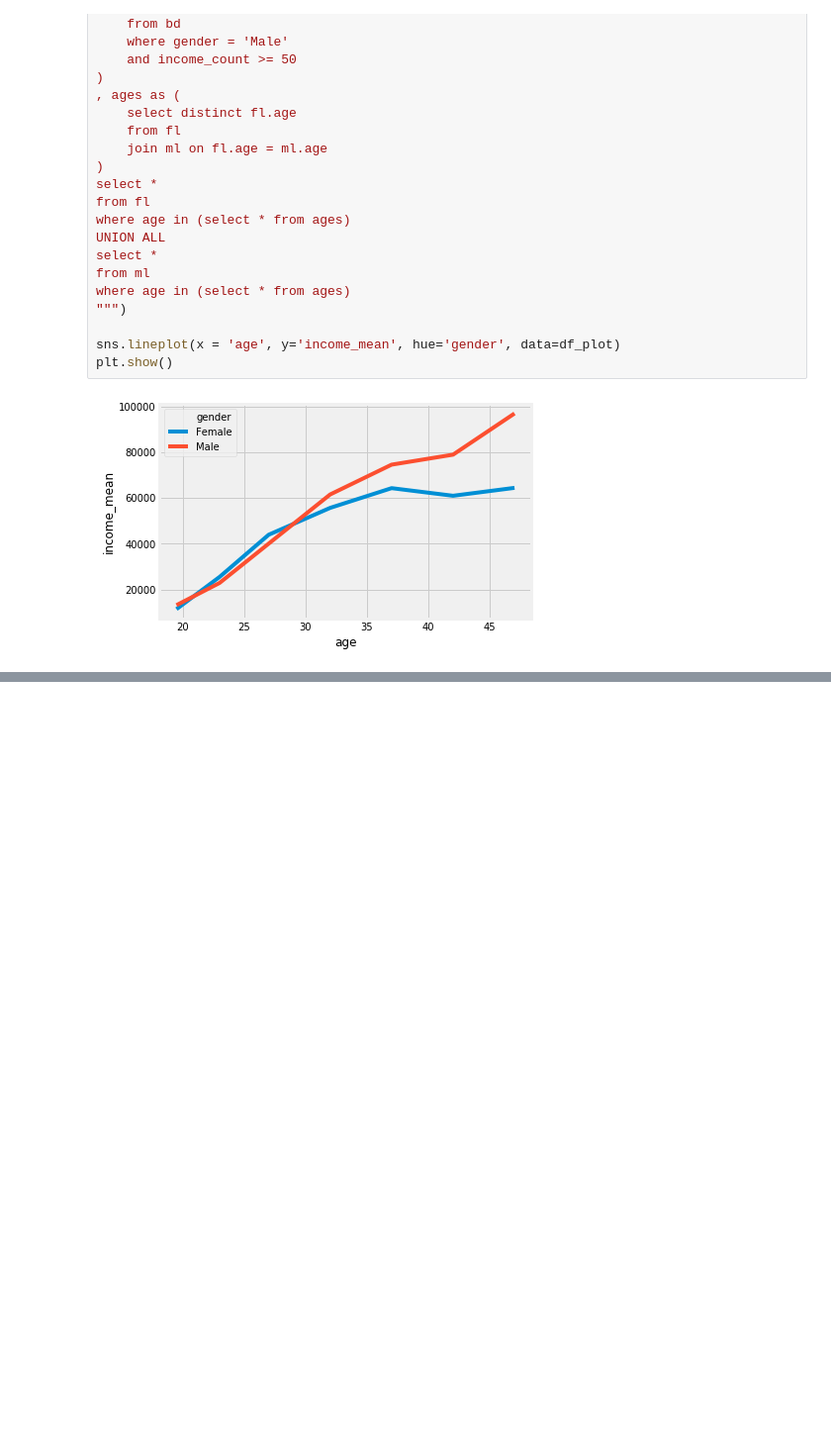
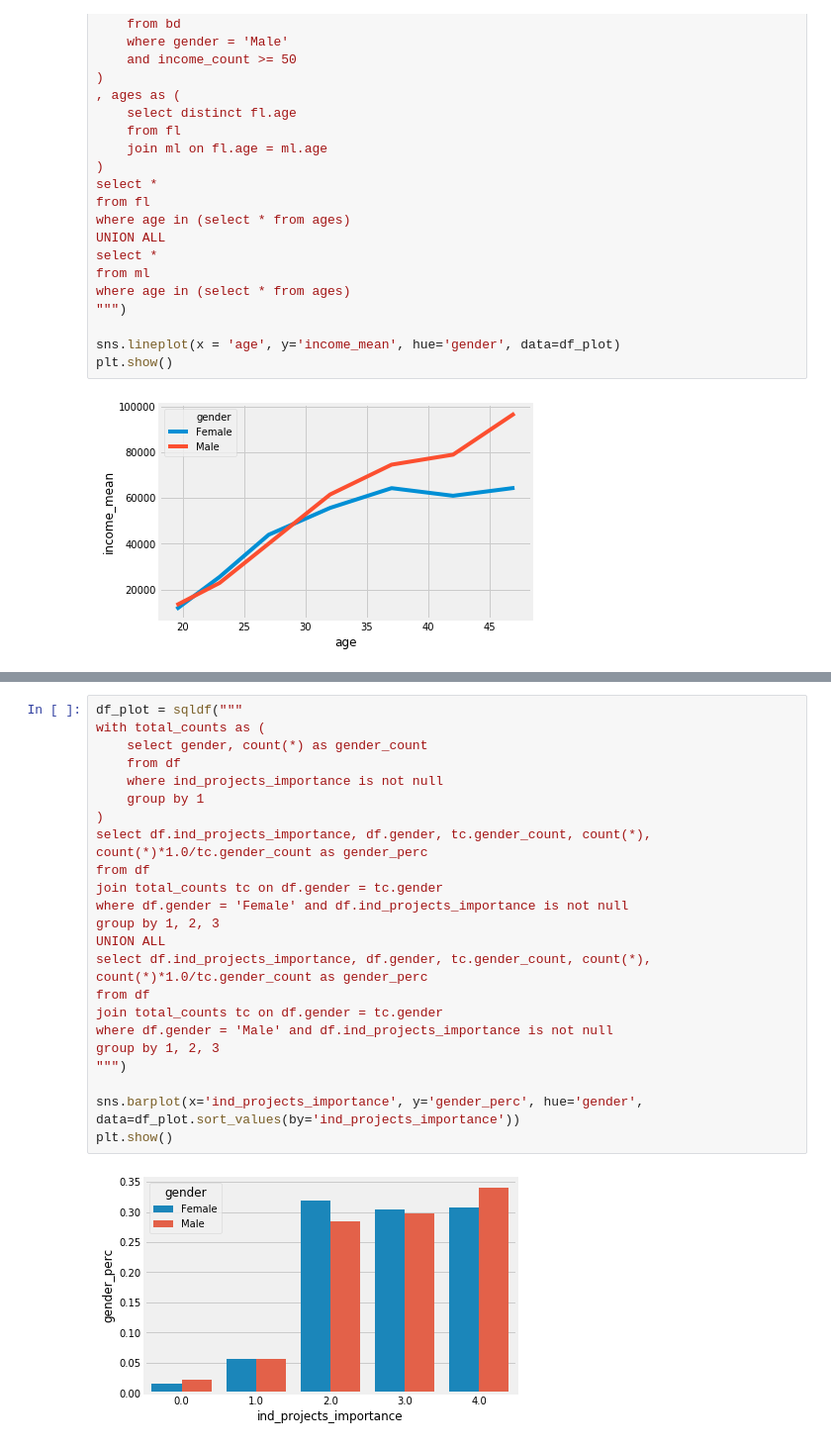
Before and after one commit to lopez-/kaggle_projects, a Jupyter notebook: 2018_survey/clean.ipynb, the cells around one changed output, grey strips where cells are left out. Shown at 99% size. Drawn from its saved outputs; the diff is of its cells as text; blank space fills up the shorter version.

```diff
--- a/2018_survey/clean.ipynb
+++ b/2018_survey/clean.ipynb
@@ -185,0 +240,25 @@ plt.show()
+# %%
+df_plot = sqldf("""
+with total_counts as (
+    select gender, count(*) as gender_count
+    from df
+    where ind_projects_importance is not null
+    group by 1
+)
+select df.ind_projects_importance, df.gender, tc.gender_count, count(*), count(*)*1.0/tc.gender_count as gender_perc
+from df
+join total_counts tc on df.gender = tc.gender
+where df.gender = 'Female' and df.ind_projects_importance is not null
+group by 1, 2, 3
+UNION ALL
+select df.ind_projects_importance, df.gender, tc.gender_count, count(*), count(*)*1.0/tc.gender_count as gender_perc
+from df
+join total_counts tc on df.gender = tc.gender
+where df.gender = 'Male' and df.ind_projects_importance is not null
+group by 1, 2, 3
+""")
+
+sns.barplot(x='ind_projects_importance', y='gender_perc', hue='gender', data=df_plot.sort_values(by='ind_projects_importance'))
+plt.show()
+# %% [output]
+[figure, added]
```
Also changed, not shown: parts of 13 cells of this notebook, 2 other files.
